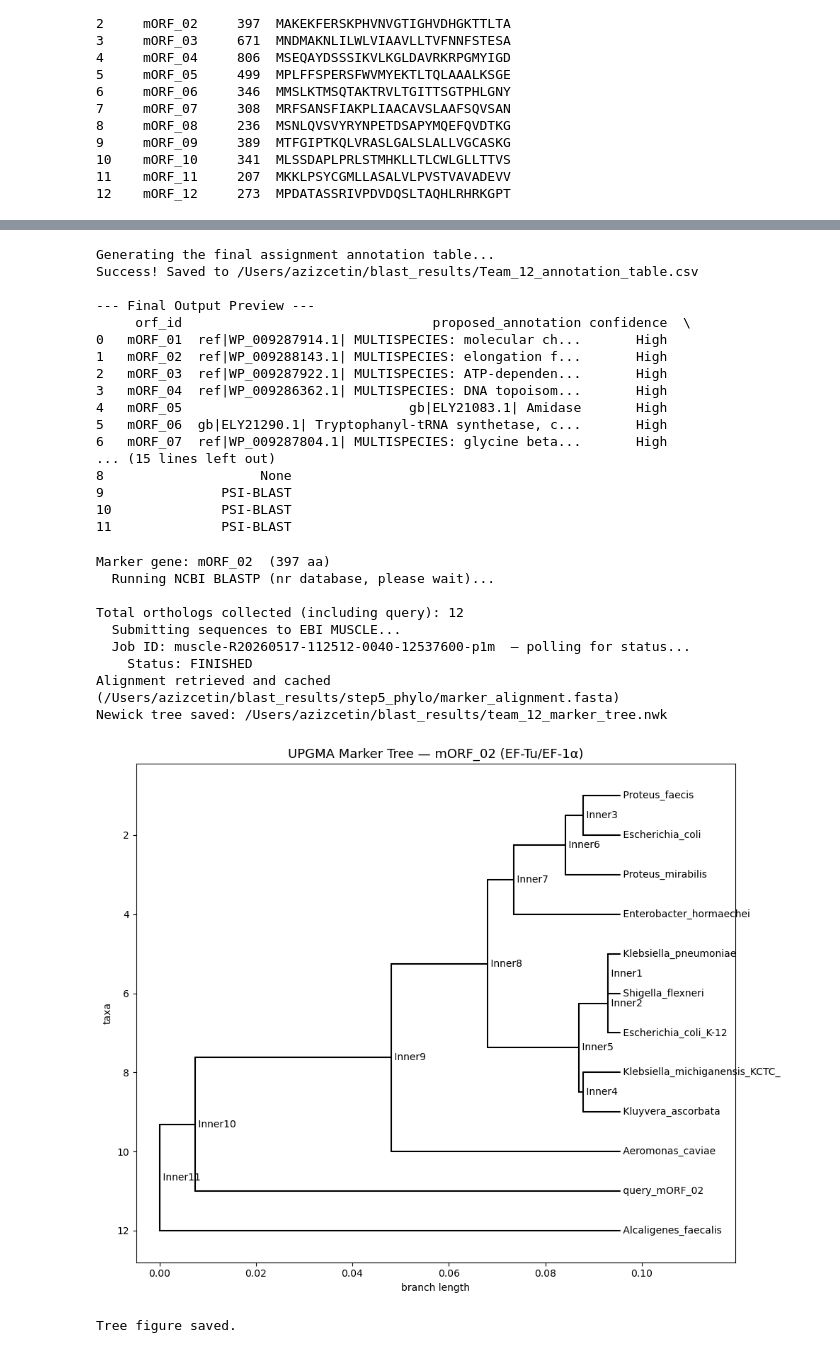
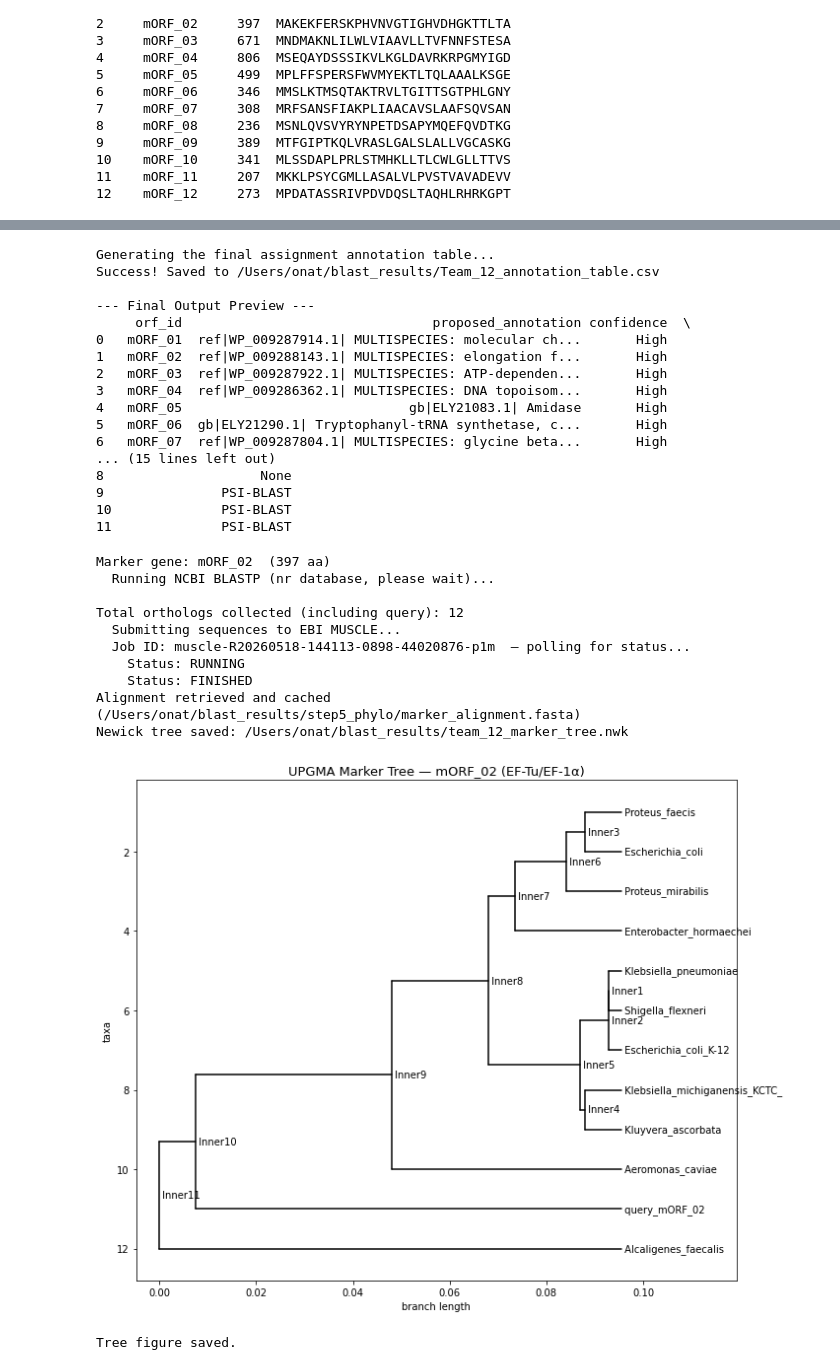
Before and after one commit to cetinazizm07/mysterious_proteins, a Jupyter notebook: bioinformatics_project.ipynb, the cells around one changed output, grey strips where cells are left out. Saved outputs shown, nothing was run; the diff lists cells and outputs as text; code cells hidden in the pictures.

```diff
--- a/bioinformatics_project.ipynb
+++ b/bioinformatics_project.ipynb
@@ -210,8 +208,8 @@ Pipeline finished! Output saved in '/Users/azizcetin/blast_results'.
 3             100.0
 # %%
 def generate_final_annotation_table():
-    BASE_DIR = "/Users/azizcetin/blast_results"
-    FASTA_FILE = "/Users/azizcetin/Desktop/team_12/mystery_orfs.fasta"
+    BASE_DIR = "/Users/onat/blast_results"
+    FASTA_FILE = "/Users/onat/Desktop/BSB511/mysterious_proteins/mystery_orfs.fasta"
 
     print("Generating the final assignment annotation table...")
 
@@ -324,7 +322,7 @@ if df_final is not None:
     print(df_final[['orf_id', 'proposed_annotation', 'confidence', 'twilight_followup_used']].head(12))
 # %% [output]
 Generating the final assignment annotation table...
-Success! Saved to /Users/azizcetin/blast_results/Team_12_annotation_table.csv
+Success! Saved to /Users/onat/blast_results/Team_12_annotation_table.csv
 
 --- Final Output Preview ---
      orf_id                                proposed_annotation confidence  \
@@ -344,8 +342,8 @@ Success! Saved to /Users/azizcetin/blast_results/Team_12_annotation_table.csv
 # STEP 5 — Phylogenetic Placement
 # Marker gene: mORF_02 (Elongation Factor EF-Tu / EF-1α)
 
-BASE_DIR   = "/Users/azizcetin/blast_results"
-FASTA_FILE = "/Users/azizcetin/Desktop/team_12/mystery_orfs.fasta"
+BASE_DIR   = "/Users/onat/blast_results"
+FASTA_FILE = "/Users/onat/Desktop/BSB511/mysterious_proteins/mystery_orfs.fasta"
 STEP5_DIR  = f"{BASE_DIR}/step5_phylo"
 Path(STEP5_DIR).mkdir(parents=True, exist_ok=True)
 
@@ -457,35 +455,36 @@ print(f"Alignment retrieved and cached ({aln_path})")
 
 # ── 5.4  Build distance tree (UPGMA) ────────────────────────
 alignment   = AlignIO.read(StringIO(aln_text), "fasta")
 calculator  = DistanceCalculator("identity")
 dist_matrix = calculator.get_distance(alignment)
 
 constructor = DistanceTreeConstructor()
 tree        = constructor.upgma(dist_matrix)
 
 # Save tree in Newick format
 nwk_path = f"{BASE_DIR}/team_12_marker_tree.nwk"
 Phylo.write(tree, nwk_path, "newick")
 print(f"Newick tree saved: {nwk_path}")
 
 
 # ── 5.5  Visualize the tree ─────────────────────────────────
 fig, ax = plt.subplots(figsize=(10, 8))
 Phylo.draw(tree, axes=ax, do_show=False)
 ax.set_title(f"UPGMA Marker Tree — {MARKER_ID} (EF-Tu/EF-1α)", fontsize=13)
 plt.tight_layout()
 fig.savefig(f"{STEP5_DIR}/marker_tree.png", dpi=150)
 plt.show()
 print("Tree figure saved.")
 # %% [output]
 Marker gene: mORF_02  (397 aa)
   Running NCBI BLASTP (nr database, please wait)...
 
 Total orthologs collected (including query): 12
   Submitting sequences to EBI MUSCLE...
-  Job ID: muscle-R20260517-112512-0040-12537600-p1m  — polling for status...
+  Job ID: muscle-R20260518-144113-0898-44020876-p1m  — polling for status...
+    Status: RUNNING
     Status: FINISHED
-Alignment retrieved and cached (/Users/azizcetin/blast_results/step5_phylo/marker_alignment.fasta)
-Newick tree saved: /Users/azizcetin/blast_results/team_12_marker_tree.nwk
+Alignment retrieved and cached (/Users/onat/blast_results/step5_phylo/marker_alignment.fasta)
+Newick tree saved: /Users/onat/blast_results/team_12_marker_tree.nwk
-[figure, old version]
+[figure, new version]
 Tree figure saved.
```
Also changed, not shown: parts of 8 cells of this notebook, 2 other files.
